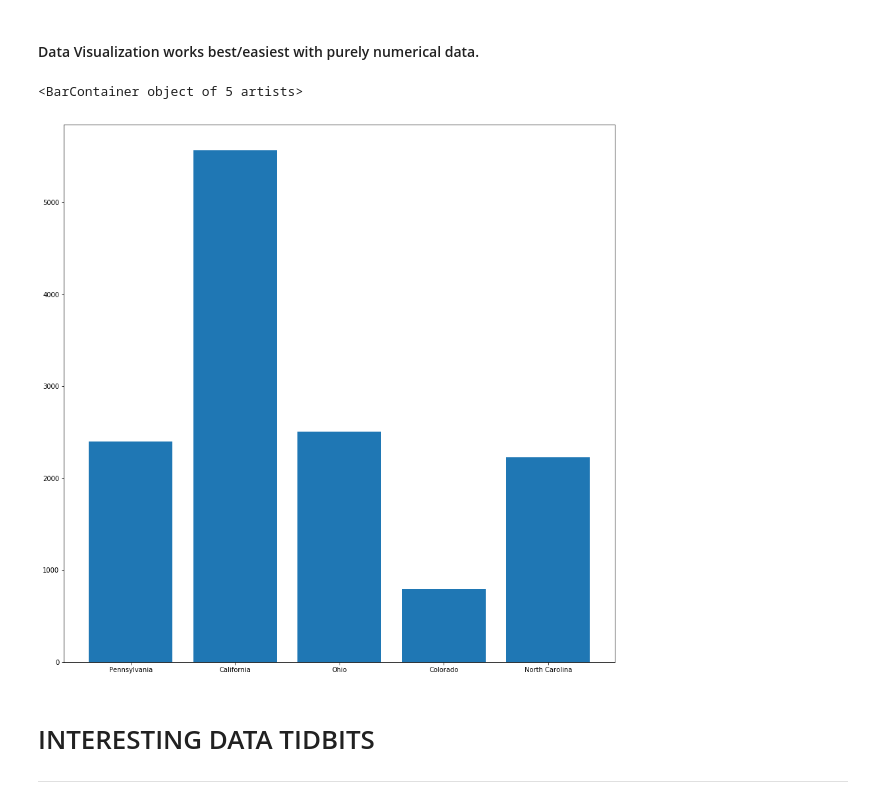
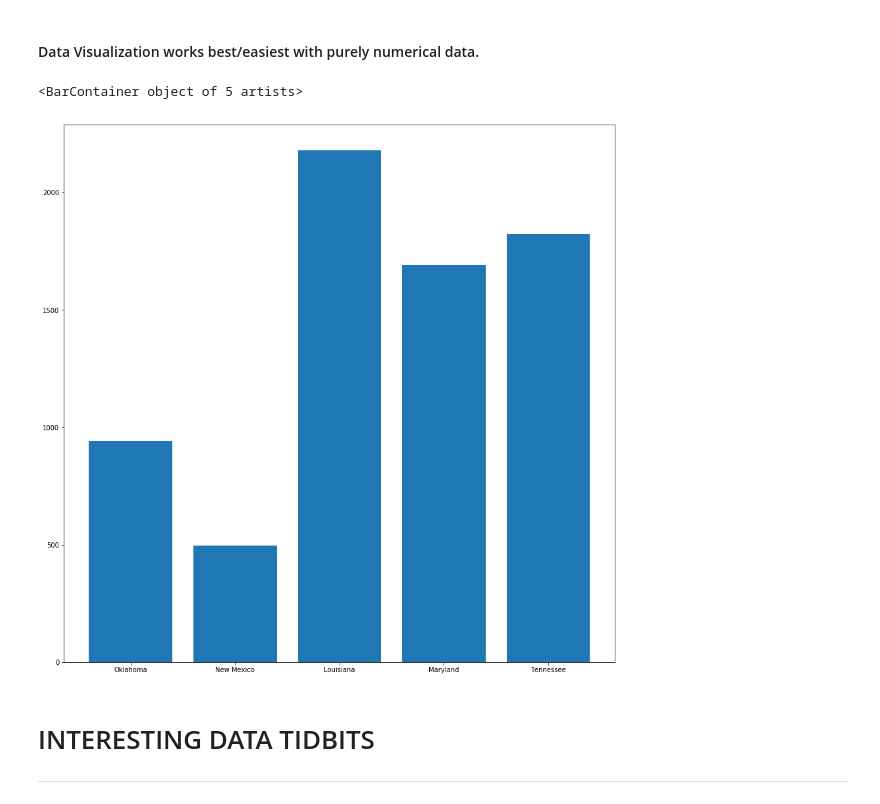
Before and after one commit to jayceazua/ds-1-1, a Jupyter notebook: ds-1-1-final-project/gun_violence_playground.ipynb, the cells around one changed output. Drawn from its saved outputs; the diff is of its cells as text; code cells hidden in the pictures.

```diff
--- a/ds-1-1-final-project/gun_violence_playground.ipynb
+++ b/ds-1-1-final-project/gun_violence_playground.ipynb
@@ -189,13 +189,13 @@ for state in unique_states:
 # %%
 states = list(state_death_associations.keys())
 deaths = list(state_death_associations.values())
 
 plt.figure(figsize=(15, 15))
 
-plt.bar(states[:5], deaths[:5])
+plt.bar(states[5:10], deaths[5:10])
 # %% [output]
 <BarContainer object of 5 artists>
-[figure, old version]
+[figure, new version]
 # %% [markdown]
 # INTERESTING DATA TIDBITS
 
```
